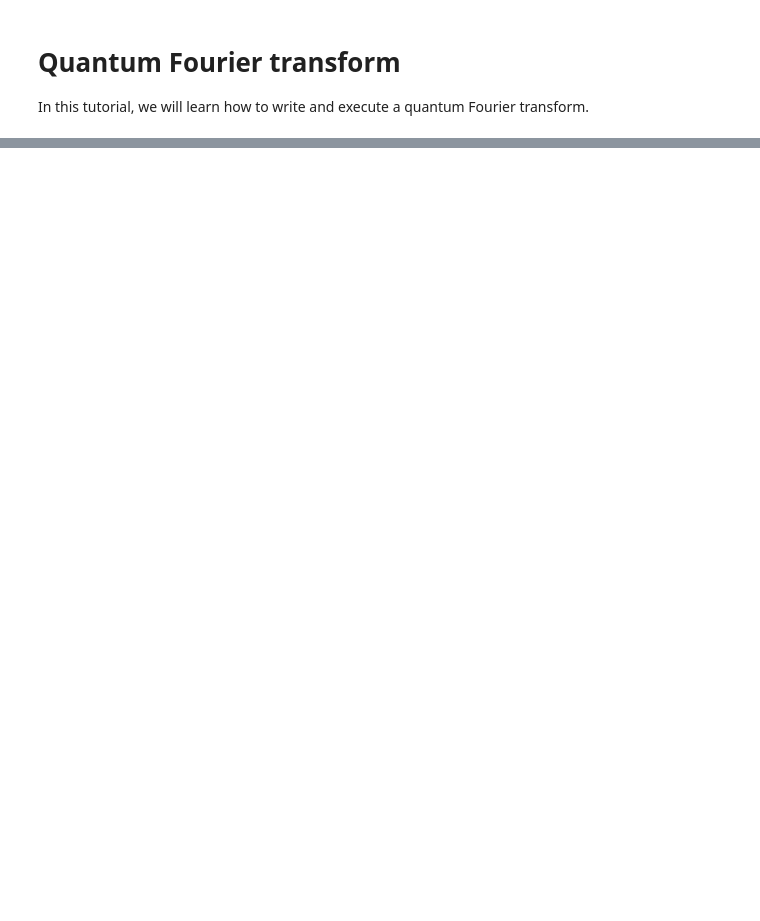
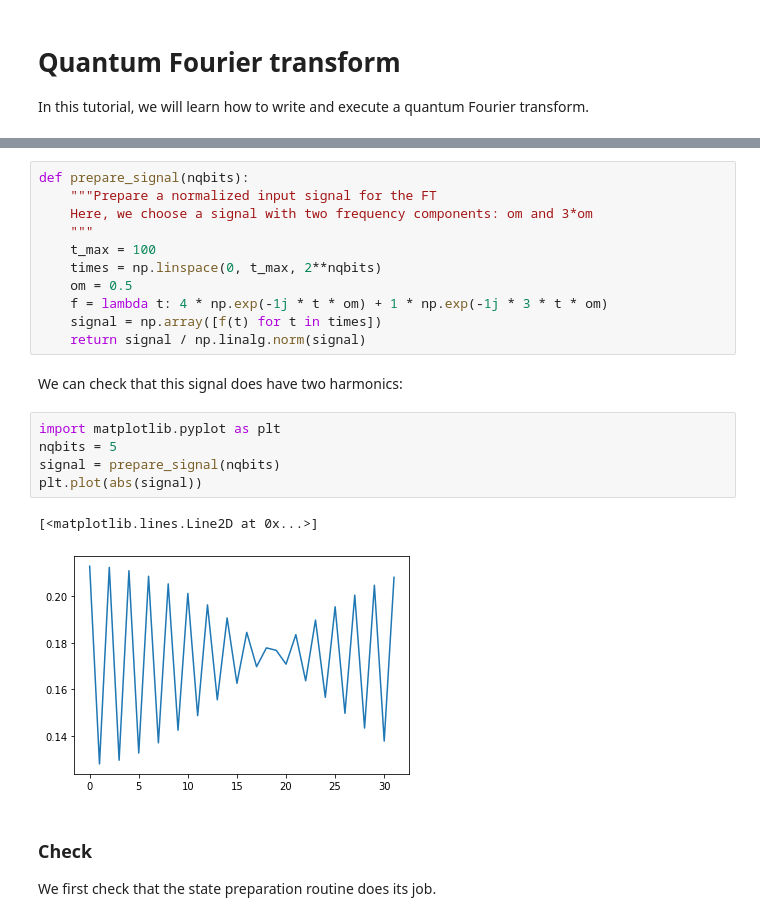
Before and after one commit to tayral/phy580_tutorials, a Jupyter notebook: 3_QFT.ipynb, the cells around one changed output, grey strips where cells are left out. Drawn from its saved outputs; the diff is of its cells as text; blank space fills up the shorter version.

```diff
--- a/3_QFT.ipynb
+++ b/3_QFT.ipynb
@@ -81,0 +95,25 @@ for sample in res:
+# %%
+def prepare_signal(nqbits):
+    """Prepare a normalized input signal for the FT
+    Here, we choose a signal with two frequency components: om and 3*om
+    """
+    t_max = 100
+    times = np.linspace(0, t_max, 2**nqbits)
+    om = 0.5
+    f = lambda t: 4 * np.exp(-1j * t * om) + 1 * np.exp(-1j * 3 * t * om)
+    signal = np.array([f(t) for t in times])
+    return signal / np.linalg.norm(signal)
+# %% [markdown]
+We can check that this signal does have two harmonics:
+# %%
+import matplotlib.pyplot as plt
+nqbits = 5
+signal = prepare_signal(nqbits)
+plt.plot(abs(signal))
+# %% [output]
+[<matplotlib.lines.Line2D at 0x...>]
+[figure, added]
+# %% [markdown]
+### Check
+
+We first check that the state preparation routine does its job.
```
Also changed, not shown: parts of 20 cells of this notebook, 4 other files.
